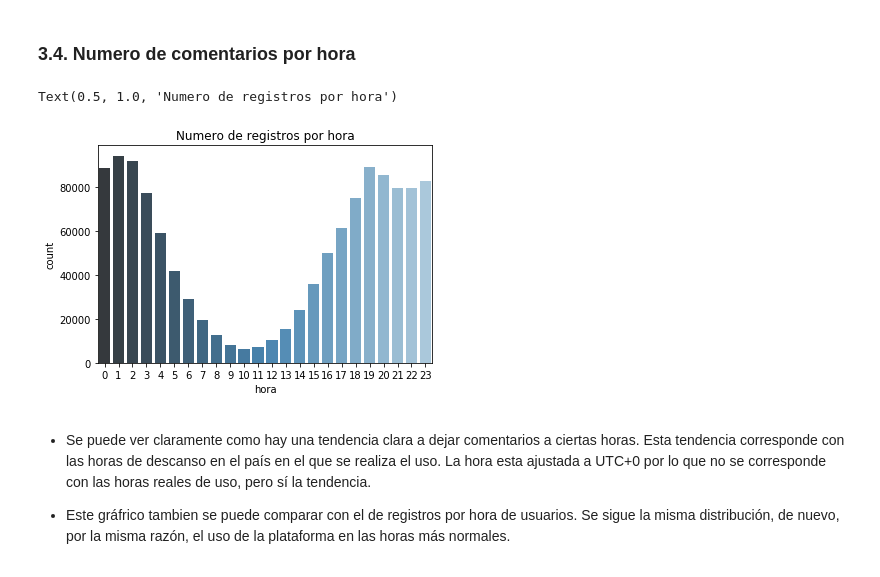
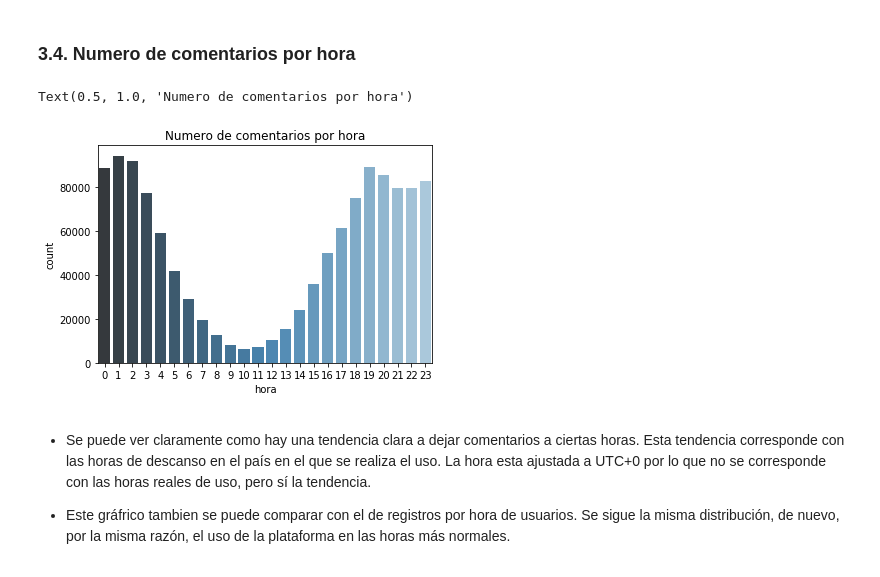
Before and after one commit to jcorrochanoj/DesafioFinalAD, a Jupyter notebook: Analisis/Analisis_Consejos.ipynb, the cells around one changed output. Cells and saved outputs as stored; diff of their text form; code cells hidden in the pictures.

```diff
--- a/Analisis/Analisis_Consejos.ipynb
+++ b/Analisis/Analisis_Consejos.ipynb
@@ -27,7 +27,7 @@
 # %%
 import pandas as pd
 
-df_consejos = pd.read_csv('Dataset/datos_consejos_limpio.csv')
+df_consejos = pd.read_csv('../Dataset/datos_consejos_limpio.csv')
 # %%
 df_consejos.head(10)
 # %% [output]
@@ -155,10 +155,10 @@ Text(0.5, 1.0, 'Numero de registros por dia')
 # %%
 fig=plt.figure(figsize=(6,4))
 ax = sns.countplot(x="hora", data=df_consejos, palette="Blues_d")
-plt.title("Numero de registros por hora")
+plt.title("Numero de comentarios por hora")
 # %% [output]
-Text(0.5, 1.0, 'Numero de registros por hora')
+Text(0.5, 1.0, 'Numero de comentarios por hora')
-[figure, old version]
+[figure, new version]
 # %% [markdown]
 - Se puede ver claramente como hay una tendencia clara a dejar comentarios a ciertas horas. Esta tendencia corresponde con las horas de descanso en el país en el que se realiza el uso. La hora esta ajustada a UTC+0 por lo que no se corresponde con las horas reales de uso, pero sí la tendencia.
 
```
Also changed, not shown: parts of 6 cells of this notebook, 4 other files.
